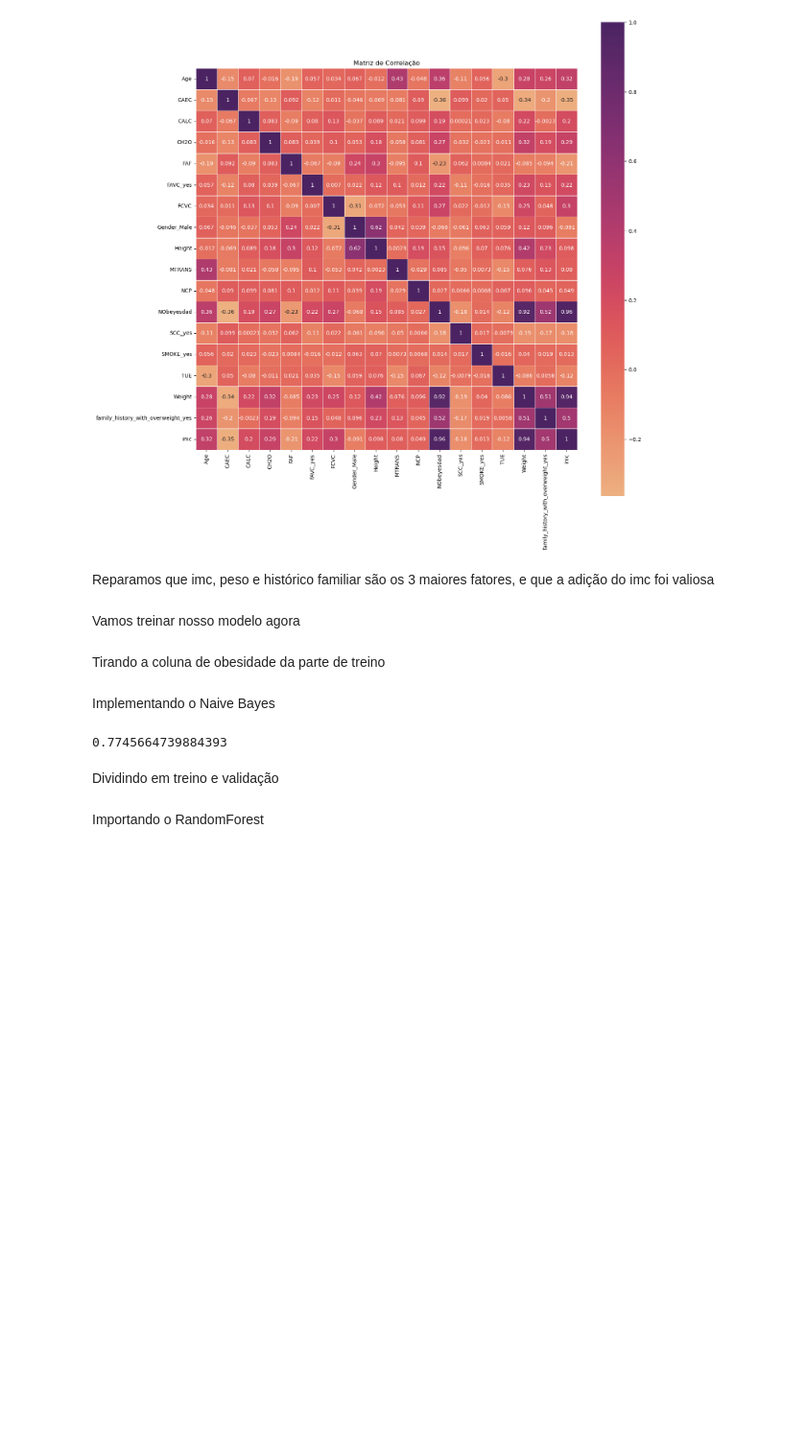
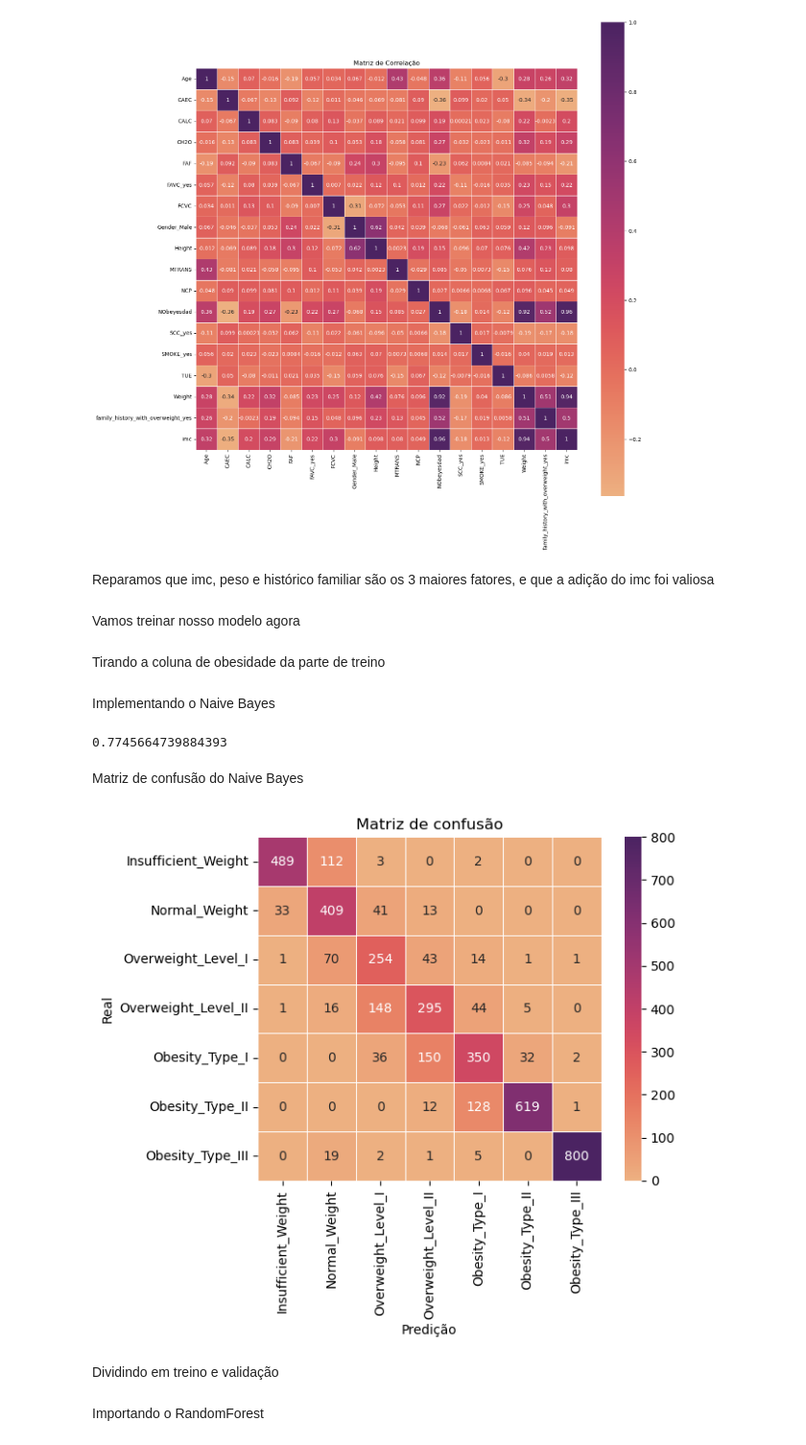
Before and after one commit to thiagomout/datamining, a Jupyter notebook: obesity_risk/obesity_risk_random_forest.ipynb, the cells around one changed output. Shown at 96% size. Cells and saved outputs as stored; diff of their text form; code cells hidden in the pictures; blank space fills up the shorter version.

Commit message:
confusion matrix added

```diff
--- a/obesity_risk/obesity_risk_random_forest.ipynb
+++ b/obesity_risk/obesity_risk_random_forest.ipynb
@@ -423,6 +423,18 @@ accuracy = accuracy_score(prediction, y_val)
 print(accuracy)
 # %% [output]
 0.7745664739884393
+# %% [markdown]
+Matriz de confusão do Naive Bayes
+# %%
+labels = ['Insufficient_Weight', 'Normal_Weight', 'Overweight_Level_I', 'Overweight_Level_II', 'Obesity_Type_I', 'Obesity_Type_II', 'Obesity_Type_III']
+confusion = confusion_matrix(prediction, y_val)
+sns.heatmap(confusion, annot=True, cmap='flare', square=True, linewidths= 0.5, xticklabels=labels, yticklabels=labels, fmt='g')
+plt.title('Matriz de confusão')
+plt.ylabel('Real')
+plt.xlabel('Predição')
+plt.show()
+# %% [output]
+[figure, added]
 # %% [markdown]
 Dividindo em treino e validação
 # %%
```
Also changed, not shown: parts of 1 cell of this notebook.
